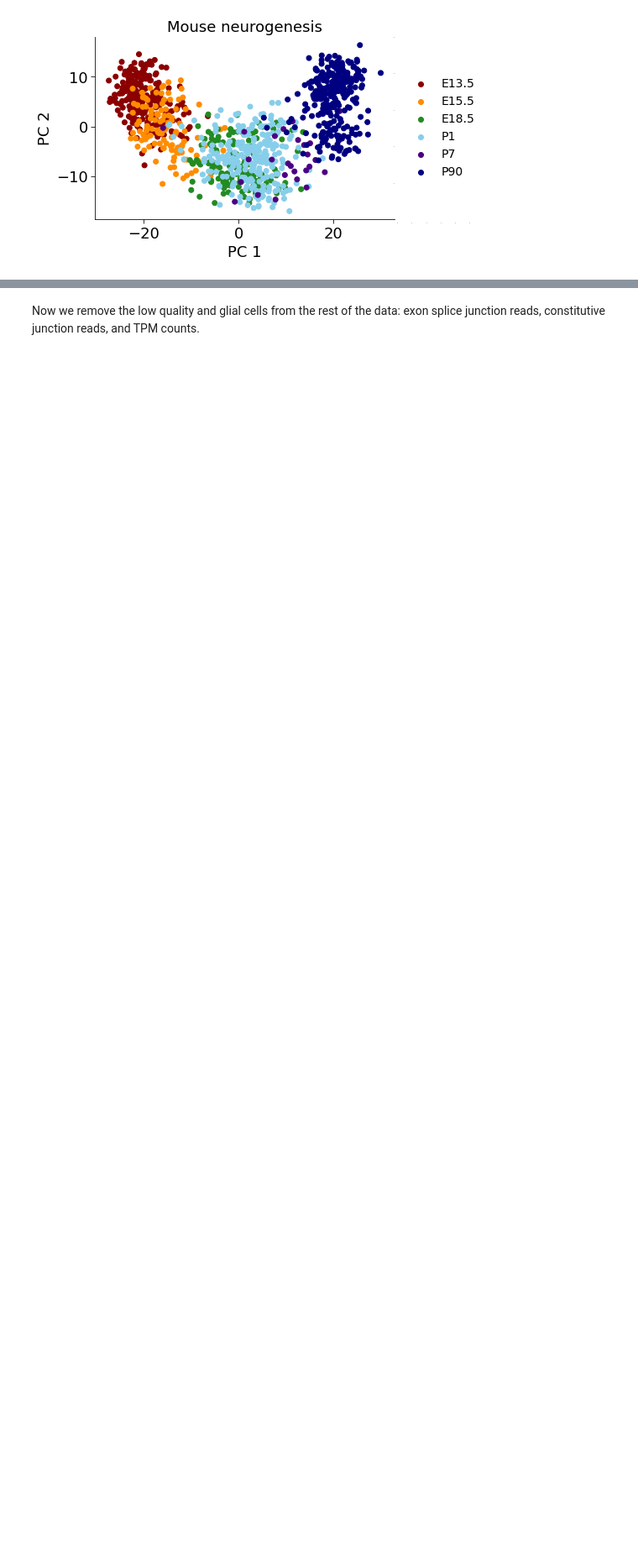
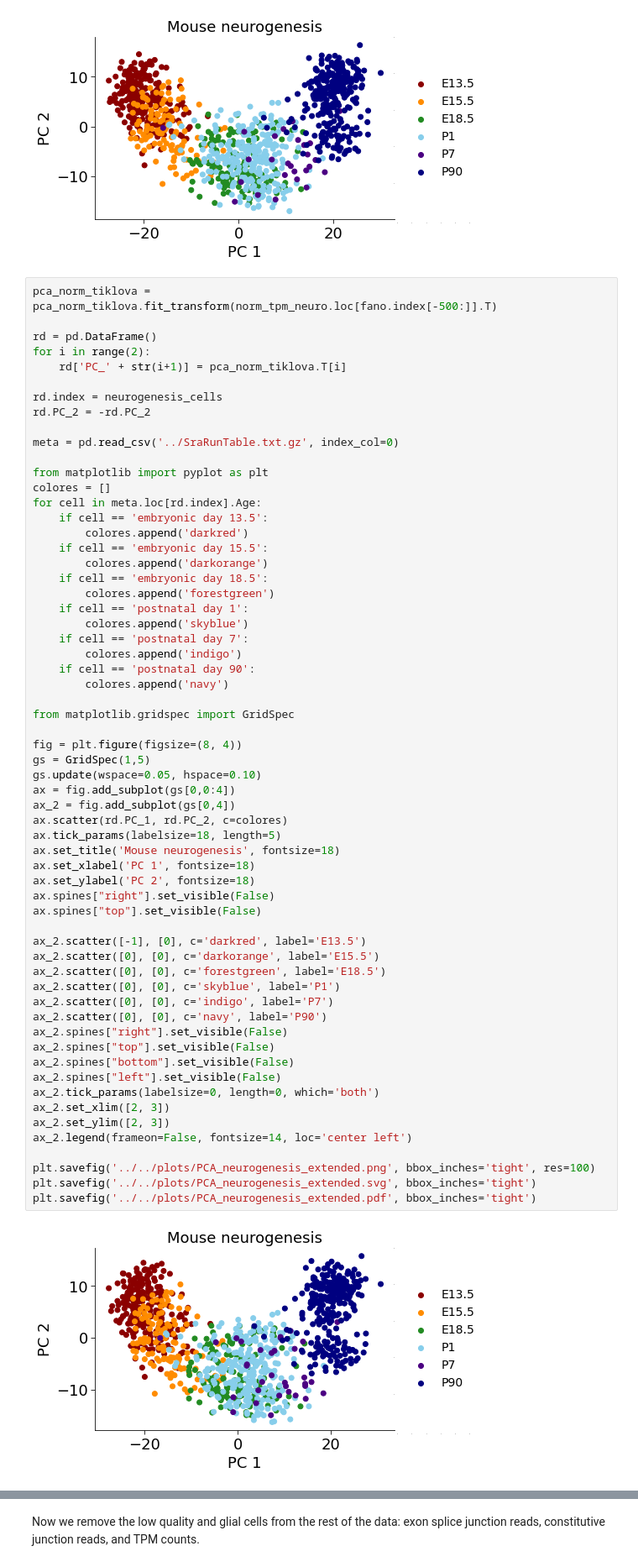
Before and after one commit to lareaulab/analysis_psix, a Jupyter notebook: mouse_brain_development/data/preprocess/preprocessing.ipynb, the cells around one changed output, grey strips where cells are left out. Shown at 84% size. Cells and saved outputs as stored; diff of their text form; blank space fills up the shorter version.

```diff
--- a/mouse_brain_development/data/preprocess/preprocessing.ipynb
+++ b/mouse_brain_development/data/preprocess/preprocessing.ipynb
@@ -116,3 +151,66 @@ plt.savefig('../../plots/PCA_neurogenesis.svg', bbox_inches='tight')
 plt.savefig('../../plots/PCA_neurogenesis.pdf', bbox_inches='tight')
 # %% [output]
 [figure]
+# %%
+pca_norm_tiklova = pca_norm_tiklova.fit_transform(norm_tpm_neuro.loc[fano.index[-500:]].T)
+
+rd = pd.DataFrame()
+for i in range(2):
+    rd['PC_' + str(i+1)] = pca_norm_tiklova.T[i]
+
+rd.index = neurogenesis_cells
+rd.PC_2 = -rd.PC_2
+
+meta = pd.read_csv('../SraRunTable.txt.gz', index_col=0)
+
+from matplotlib import pyplot as plt
+colores = []
+for cell in meta.loc[rd.index].Age:
+    if cell == 'embryonic day 13.5':
+        colores.append('darkred')
+    if cell == 'embryonic day 15.5':
+        colores.append('darkorange')
+    if cell == 'embryonic day 18.5':
+        colores.append('forestgreen')
+    if cell == 'postnatal day 1':
+        colores.append('skyblue')
+    if cell == 'postnatal day 7':
+        colores.append('indigo')
+    if cell == 'postnatal day 90':
+        colores.append('navy')
+
+from matplotlib.gridspec import GridSpec
+
+fig = plt.figure(figsize=(8, 4))
+gs = GridSpec(1,5)
+gs.update(wspace=0.05, hspace=0.10)
+ax = fig.add_subplot(gs[0,0:4])
+ax_2 = fig.add_subplot(gs[0,4])
+ax.scatter(rd.PC_1, rd.PC_2, c=colores)
+ax.tick_params(labelsize=18, length=5)
+ax.set_title('Mouse neurogenesis', fontsize=18)
+ax.set_xlabel('PC 1', fontsize=18)
+ax.set_ylabel('PC 2', fontsize=18)
+ax.spines["right"].set_visible(False)
+ax.spines["top"].set_visible(False)
+
+ax_2.scatter([-1], [0], c='darkred', label='E13.5')
+ax_2.scatter([0], [0], c='darkorange', label='E15.5')
+ax_2.scatter([0], [0], c='forestgreen', label='E18.5')
+ax_2.scatter([0], [0], c='skyblue', label='P1')
+ax_2.scatter([0], [0], c='indigo', label='P7')
+ax_2.scatter([0], [0], c='navy', label='P90')
+ax_2.spines["right"].set_visible(False)
+ax_2.spines["top"].set_visible(False)
+ax_2.spines["bottom"].set_visible(False)
+ax_2.spines["left"].set_visible(False)
+ax_2.tick_params(labelsize=0, length=0, which='both')
+ax_2.set_xlim([2, 3])
+ax_2.set_ylim([2, 3])
+ax_2.legend(frameon=False, fontsize=14, loc='center left')
+
+plt.savefig('../../plots/PCA_neurogenesis_extended.png', bbox_inches='tight', res=100)
+plt.savefig('../../plots/PCA_neurogenesis_extended.svg', bbox_inches='tight')
+plt.savefig('../../plots/PCA_neurogenesis_extended.pdf', bbox_inches='tight')
+# %% [output]
+[figure, added]
```
Also changed, not shown: parts of 8 cells of this notebook, 31 other files.
